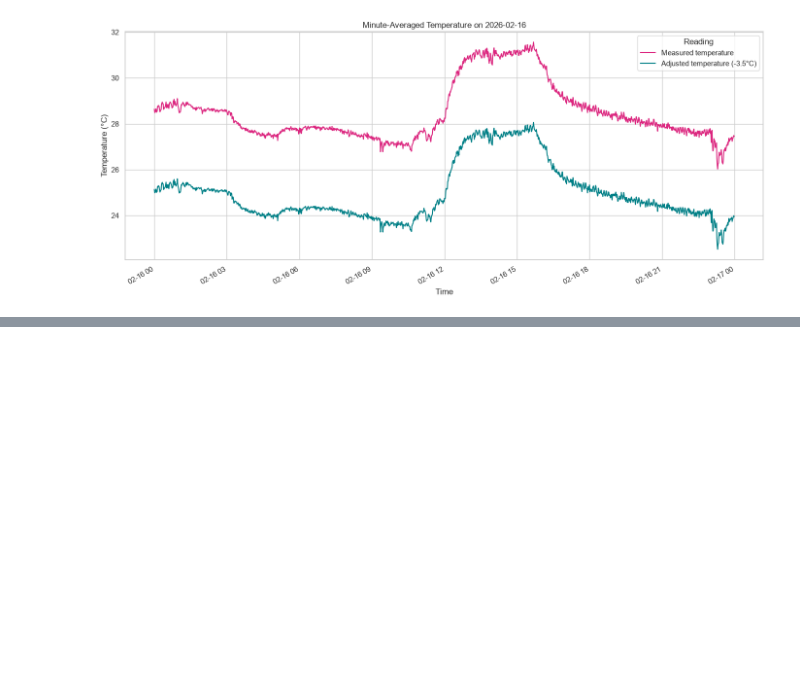
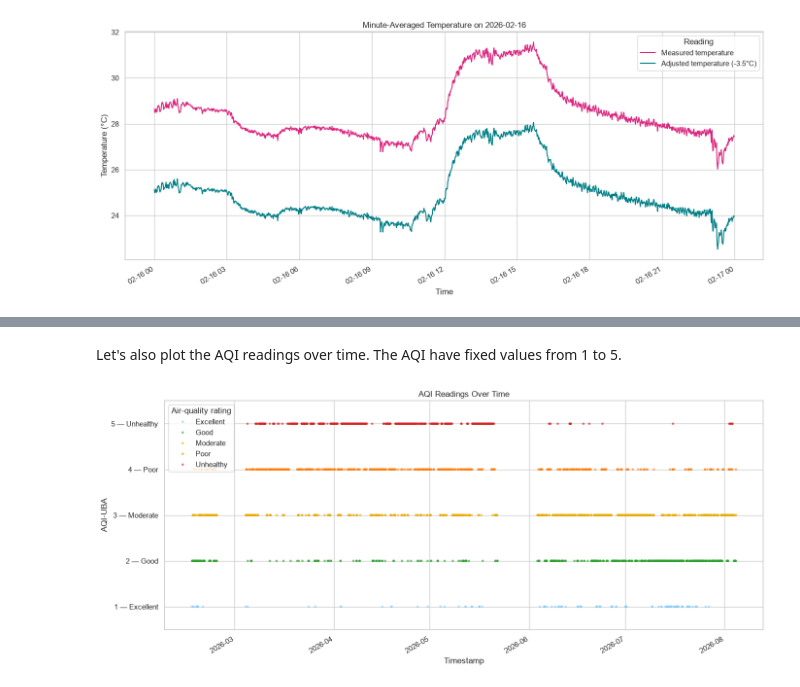
Before and after one commit to SirSerow/esp32-air-quality-sensor, a Jupyter notebook: data-processing/dataset_exploation.ipynb, the cells around one changed output, grey strips where cells are left out. Drawn from its saved outputs; the diff is of its cells as text; code cells hidden in the pictures; blank space fills up the shorter version.

```diff
--- a/data-processing/dataset_exploation.ipynb
+++ b/data-processing/dataset_exploation.ipynb
@@ -324,0 +482,58 @@ For
+# %% [markdown]
+Let's also plot the AQI readings over time. The AQI have fixed values from 1 to 5.
+# %%
+# Plot AQI readings over time, colored by the fixed AQI-UBA categories.
+aqi_data = data.dropna(subset=['aqi']).sort_values('timestamp').copy()
+aqi_data['aqi'] = aqi_data['aqi'].astype(int)
+
+aqi_labels = {
+    1: 'Excellent',
+    2: 'Good',
+    3: 'Moderate',
+    4: 'Poor',
+    5: 'Unhealthy',
+}
+aqi_colors = {
+    'Excellent': '#87cefa',
+    'Good': '#2ca02c',
+    'Moderate': '#e6ab02',
+    'Poor': '#ff7f0e',
+    'Unhealthy': '#d62728',
+}
+aqi_order = list(aqi_labels.values())
+
+aqi_data['rating'] = aqi_data['aqi'].map(aqi_labels)
+
+max_points = 4_000
+sample_step = max(1, len(aqi_data) // max_points)
+plot_aqi_data = aqi_data.iloc[::sample_step]
+
+sns.set_theme(style='whitegrid')
+fig, ax = plt.subplots(figsize=(14, 6))
+
+sns.scatterplot(
+    data=plot_aqi_data,
+    x='timestamp',
+    y='aqi',
+    hue='rating',
+    hue_order=aqi_order,
+    palette=aqi_colors,
+    s=12,
+    alpha=0.65,
+    linewidth=0,
+    ax=ax,
+)
+
+ax.set_title('AQI Readings Over Time')
+ax.set_xlabel('Timestamp')
+ax.set_ylabel('AQI-UBA')
+ax.set_yticks(range(1, 6))
+ax.set_yticklabels([f'{value} — {aqi_labels[value]}' for value in range(1, 6)])
+ax.set_ylim(0.5, 5.5)
+ax.legend(title='Air-quality rating', loc='upper left')
+fig.autofmt_xdate()
+fig.tight_layout()
+
+plt.show()
+# %% [output]
+[figure, added]
```
Also changed, not shown: parts of 12 cells of this notebook.
